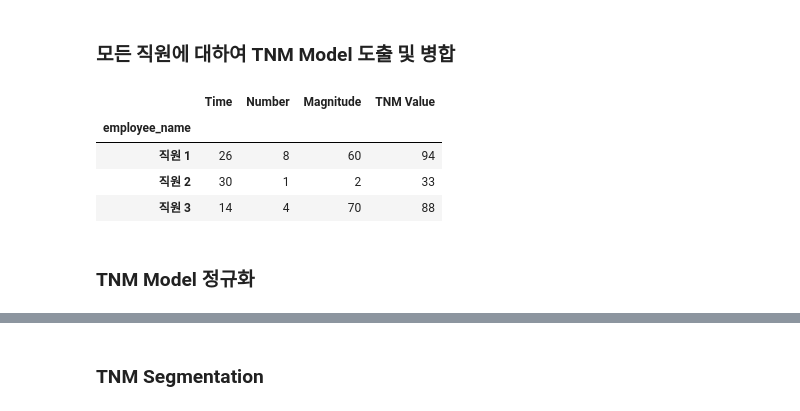
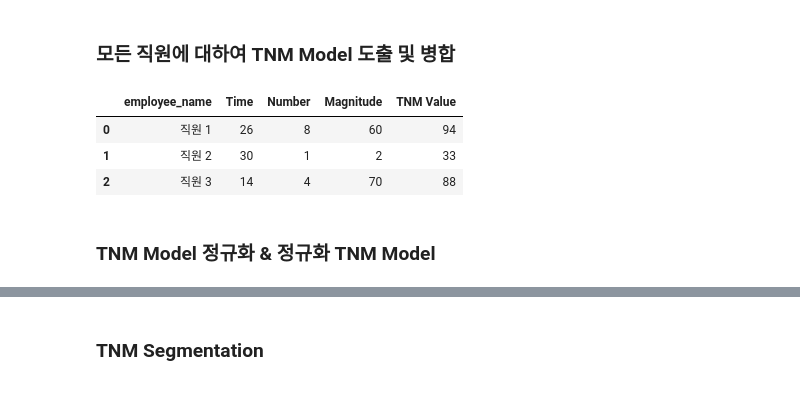
Before and after one commit to formegusto/RFM-for-HR, a Jupyter notebook: RFM-for-HR.ipynb, the cells around one changed output, grey strips where cells are left out. Drawn from its saved outputs; the diff is of its cells as text; code cells hidden in the pictures.

```diff
--- a/RFM-for-HR.ipynb
+++ b/RFM-for-HR.ipynb
@@ -124,11 +35,11 @@ for emp_name in ['직원 1','직원 2', '직원 3']:
-# %%
-TNMModel.set_index("employee_name", inplace=True)
-TNMModel
-# %% [output]
-|  | Time | Number | Magnitude | TNM Value |
-| employee_name |  |  |  |  |
-| 직원 1 | 26 | 8 | 60 | 94 |
-| 직원 2 | 30 | 1 | 2 | 33 |
-| 직원 3 | 14 | 4 | 70 | 88 |
+# %%
+tnm = TNMAnalyzer(9)
+
+tnm.get_tnm_model()
+# %% [output]
+|  | employee_name | Time | Number | Magnitude | TNM Value |
+| 0 | 직원 1 | 26 | 8 | 60 | 94 |
+| 1 | 직원 2 | 30 | 1 | 2 | 33 |
+| 2 | 직원 3 | 14 | 4 | 70 | 88 |
 # %% [markdown]
-### TNM Model 정규화
+### TNM Model 정규화 & 정규화 TNM Model
```
Also changed, not shown: parts of 40 cells of this notebook, 5 other files.
